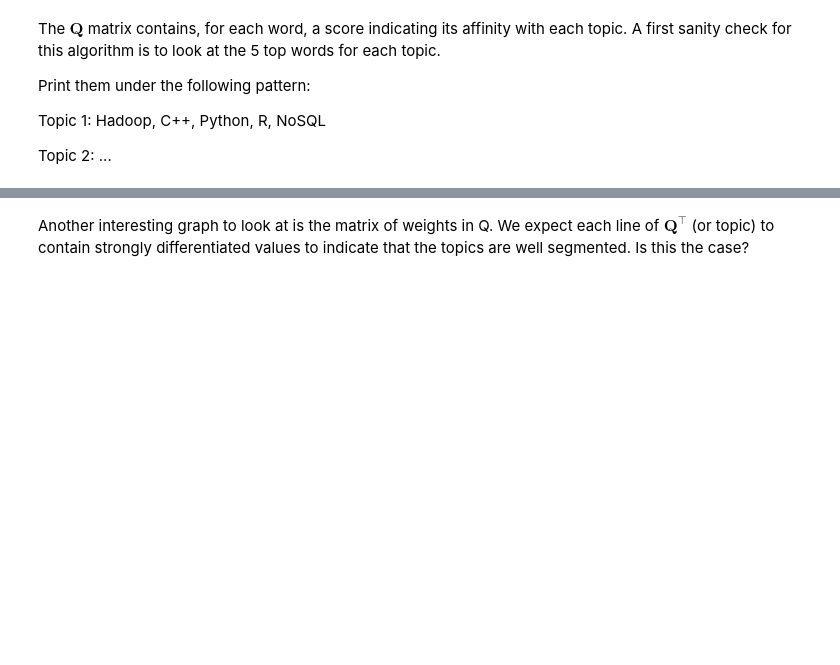
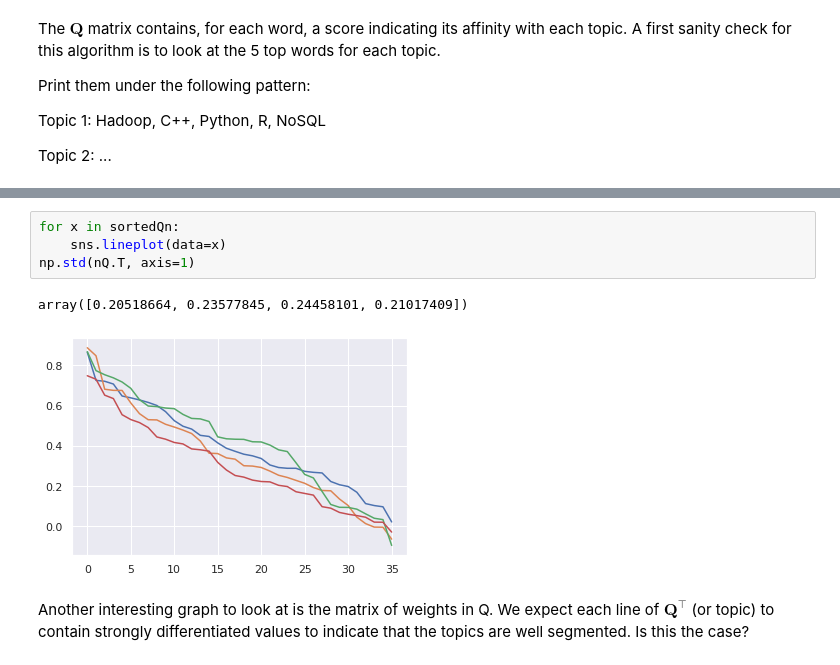
Before and after one commit to PunyPony/DataScience, a Jupyter notebook: recommender/tp2/TP2 - Non-negative Matrix Factorization - Subject.ipynb, the cells around one changed output, grey strips where cells are left out. Cells and saved outputs as stored; diff of their text form; blank space fills up the shorter version.

```diff
--- a/recommender/tp2/TP2 - Non-negative Matrix Factorization - Subject.ipynb
+++ b/recommender/tp2/TP2 - Non-negative Matrix Factorization - Subject.ipynb
@@ -275,3 +280,10 @@ array([0.20518664, 0.23577845, 0.24458101, 0.21017409])
+# %%
+for x in sortedQn:
+    sns.lineplot(data=x)
+np.std(nQ.T, axis=1)
+# %% [output]
+array([0.20518664, 0.23577845, 0.24458101, 0.21017409])
+[figure, added]
 # %% [markdown]
 Another interesting graph to look at is the matrix of weights in Q. We expect each line of $\mathbf{Q}^\top$ (or topic) to contain strongly differentiated values to indicate that the topics are well segmented. Is this the case?
 # %%
```
Also changed, not shown: parts of 17 cells of this notebook, 2 other files.
